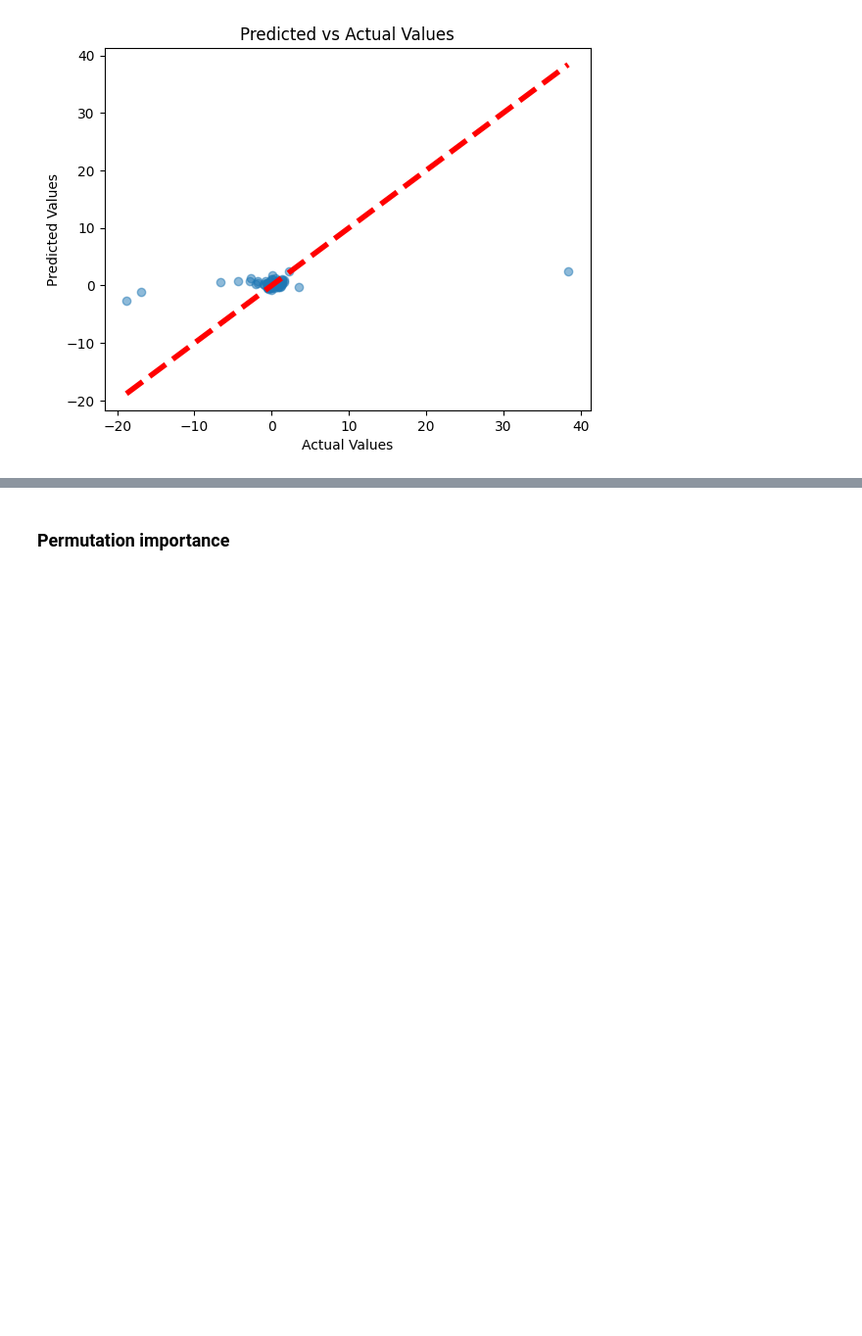
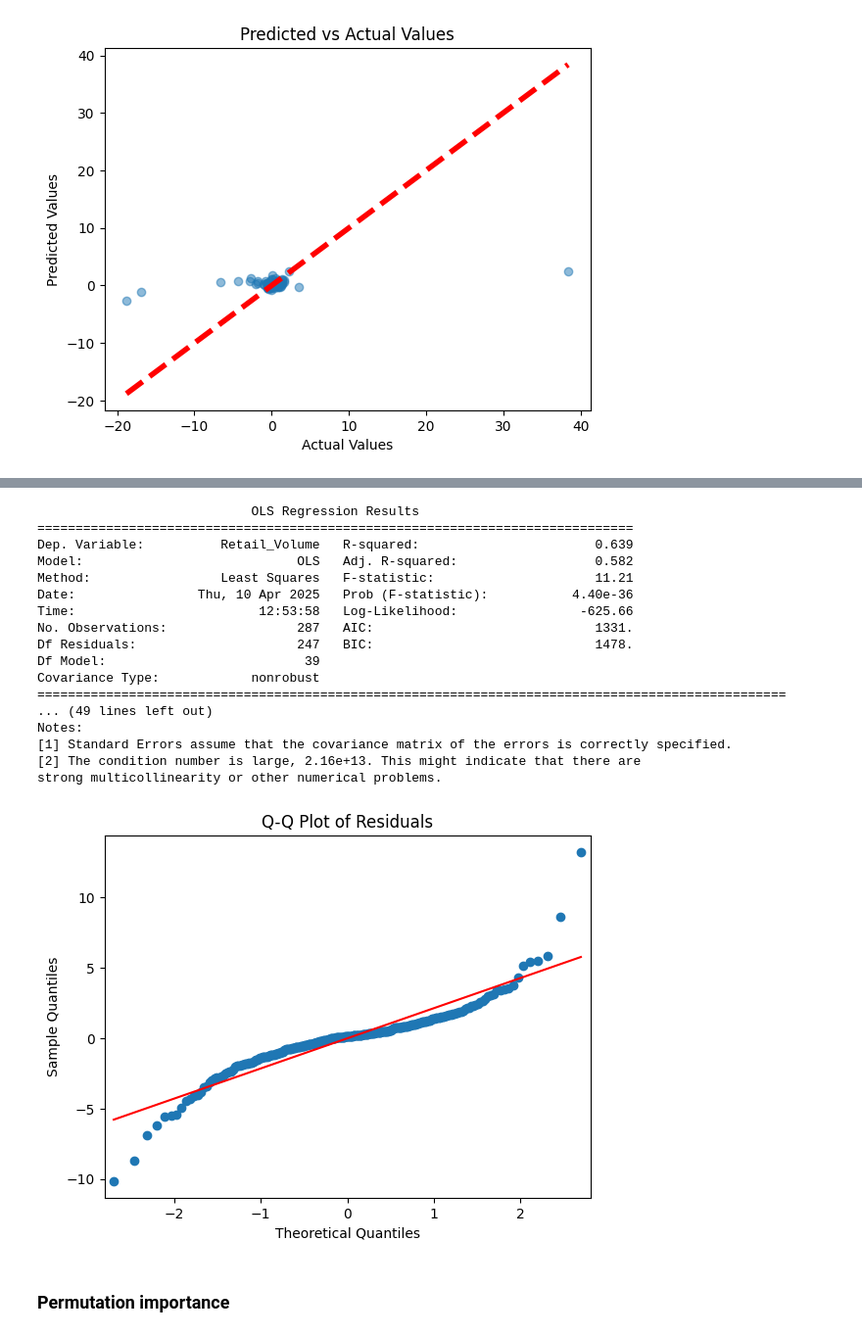
Before and after one commit to emirsglm/consumer-behavior-analysis, a Jupyter notebook: test.ipynb, the cells around one changed output, grey strips where cells are left out. Shown at 98% size. Drawn from its saved outputs; the diff is of its cells as text; code cells hidden in the pictures; blank space fills up the shorter version.

```diff
--- a/test.ipynb
+++ b/test.ipynb
@@ -748,3 +813,47 @@ Residual  3120.108317  279.0        NaN           NaN
+# %%
+test_a = non_zero_coef.merge(anova_table, left_index=True, right_index=True).index.tolist()
+
+# Step 1: Sort ANOVA table and get top 30 features
+test_b = anova_table.sort_values("sum_sq", ascending=False).head(40).index.tolist()
+# Step 2: Remove 'Residual' if it's present (not a feature)
+test_b = [feat for feat in test_b if feat.lower() != 'residual']
+# %%
+from statsmodels.formula.api import ols
+from statsmodels.formula.api import ols
+import statsmodels.api as sm
+import matplotlib.pyplot as plt
+
+
+# Step 3: Build formula string
+formula = 'Retail_Volume ~ ' + ' + '.join(test_b)
+
+# Step 4: Fit OLS model
+model_sm = ols(formula, data=reg_data).fit()
+print(model_sm.summary())
+
+# Step 5: Q-Q plot for residuals
+sm.qqplot(model_sm.resid, line='s')
+plt.title('Q-Q Plot of Residuals')
+plt.show()
+# %% [output]
+                            OLS Regression Results
+==============================================================================
+Dep. Variable:          Retail_Volume   R-squared:                       0.639
+Model:                            OLS   Adj. R-squared:                  0.582
+Method:                 Least Squares   F-statistic:                     11.21
+Date:                Thu, 10 Apr 2025   Prob (F-statistic):           4.40e-36
+Time:                        12:53:58   Log-Likelihood:                -625.66
+No. Observations:                 287   AIC:                             1331.
+Df Residuals:                     247   BIC:                             1478.
+Df Model:                          39
+Covariance Type:            nonrobust
+==================================================================================================
+... (49 lines left out)
+Notes:
+[1] Standard Errors assume that the covariance matrix of the errors is correctly specified.
+[2] The condition number is large, 2.16e+13. This might indicate that there are
+strong multicollinearity or other numerical problems.
+[figure, added]
 # %% [markdown]
 ### Permutation importance
 # %%
```
Also changed, not shown: parts of 13 cells of this notebook, 2 other files.
